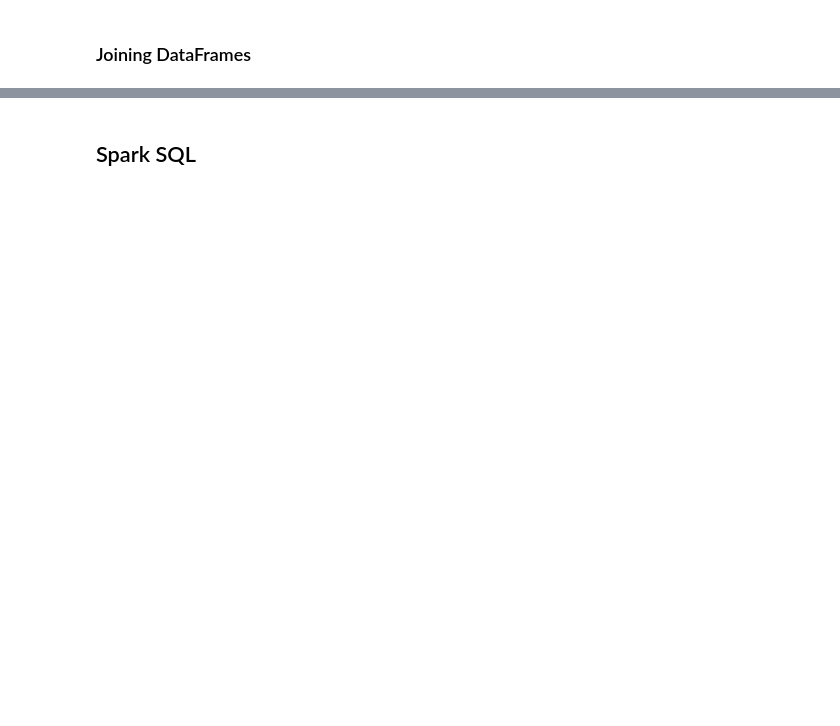
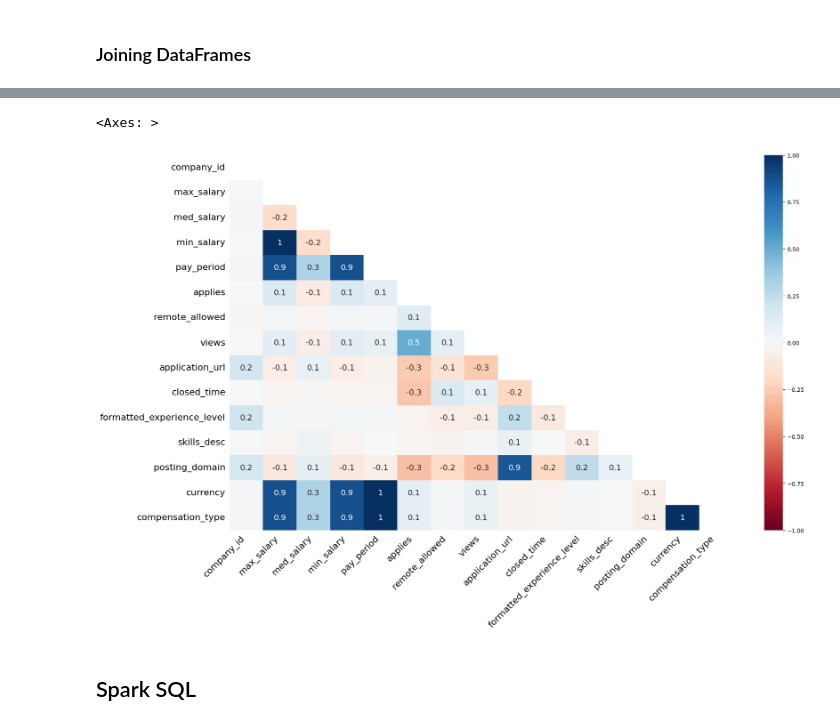
Before and after one commit to MarceloMedel/pyspark-usach-v2, a Jupyter notebook: pyspark-hands-on-2.ipynb, the cells around one changed output, grey strips where cells are left out. Drawn from its saved outputs; the diff is of its cells as text; code cells hidden in the pictures; blank space fills up the shorter version.

```diff
--- a/pyspark-hands-on-2.ipynb
+++ b/pyspark-hands-on-2.ipynb
@@ -451,2 +803,7 @@ df_dates.where("fecha_dt >= current_date").withColumn("diff_days", datediff(curr
+# %%
+msno.heatmap(df_jobs.toPandas())
+# %% [output]
+<Axes: >
+[figure, added]
 # %% [markdown]
 ## Spark SQL
```
Also changed, not shown: parts of 25 cells of this notebook.
